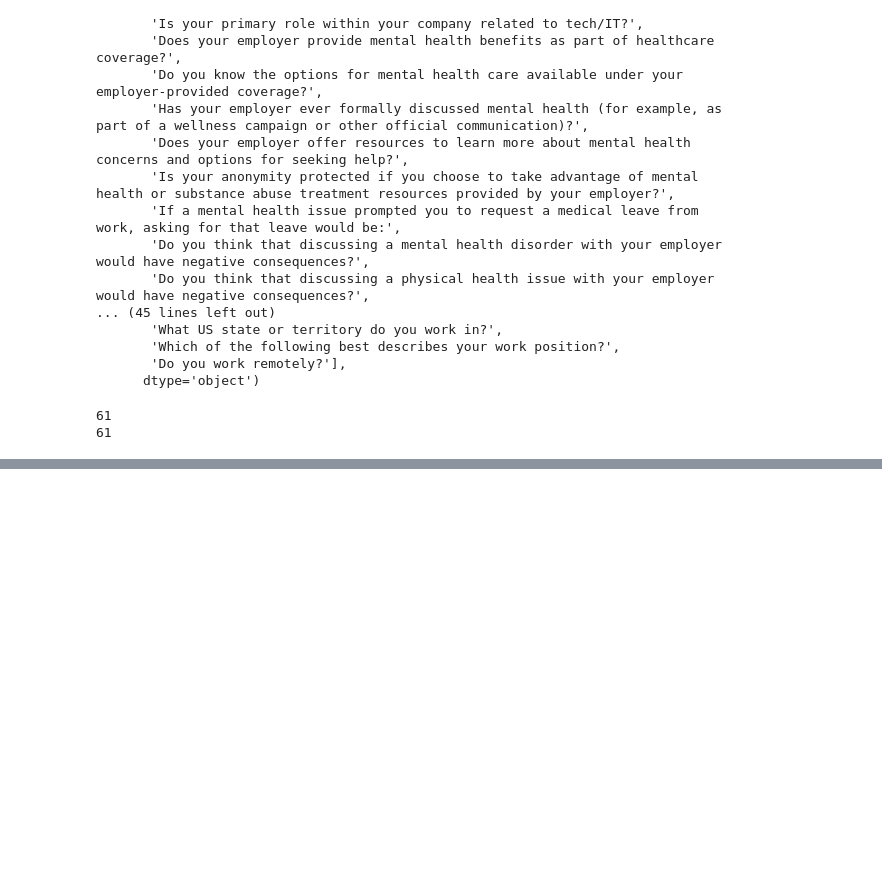
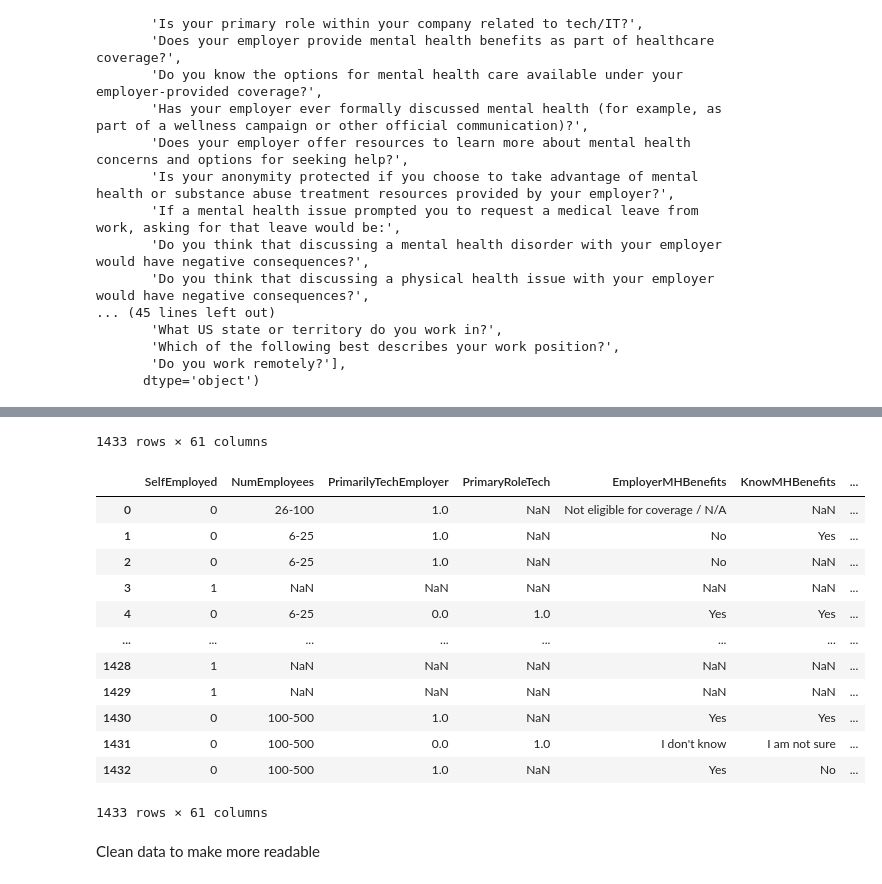
Before and after one commit to krishols/CISC367HFinal, a Jupyter notebook: messy.ipynb, the cells around one changed output, grey strips where cells are left out. Cells and saved outputs as stored; diff of their text form; code cells hidden in the pictures; blank space fills up the shorter version.

Commit message:
continue cleaning data

```diff
--- a/messy.ipynb
+++ b/messy.ipynb
@@ -31,11 +31,10 @@ columns = ['SelfEmployed', 'NumEmployees', 'PrimarilyTechEmployer', 'PrimaryRole
            'RevealedMHDtoClientsConsq', 'RevealedMHDtoCowrk', 'RevealedMHDtoCowrkConsq', 'ProductivityMH', 'TimeAffectedMH', 'HasPrevEmployers', 'PrevMHBenefits', 'PrevMHC',
           'PrevDiscussedMH', 'PrevResourcesMH', 'PrevAnonymityProtected', 'PrevMHEmployerConsq', 'PrevPHEmployerConsq', 'PrevDiscussMHCowrk', 'PrevDiscussMHSuper',
            'PrevMHSeriousAsPH', 'PrevCowrkNegConsqMH', 'PHInterview', 'MHInterview', 'MHIHurtCareer', 'CwrkNegViewYouMH', 'WillingShareFriendsMI', 'PrevBadHandledMHI',
-           'PthersDiscussLessLikely', 'FamHistoryMI', 'PastMHD', 'CurrentMHD', 'YesWhichConditions', 'MaybeWhichConditions', 'MHDfromProf', 'FromProfWhichConditions',
+           'OthersDiscussLessLikely', 'FamHistoryMI', 'PastMHD', 'CurrentMHD', 'YesWhichConditions', 'MaybeWhichConditions', 'MHDfromProf', 'FromProfWhichConditions',
           'SoughtTreatment', 'MHIInterferesWork', 'MHNotInterferesWork', 'Age', 'Gender', 'Country', 'USState', 'Country1', 'USState1', 'WorkPosition', 'WorkRemotely']
-# %%
-print(len(questions))
-print(len(columns))
-# %% [output]
-61
-61
+# %%
+display(base)
+base.columns = columns
+display(base)
+# %% [output]
@@ -41,0 +53,16 @@ print(len(columns))
+1433 rows × 61 columns
+|  | SelfEmployed | NumEmployees | PrimarilyTechEmployer | PrimaryRoleTech | EmployerMHBenefits | KnowMHBenefits | ... |
+| 0 | 0 | 26-100 | 1.0 | NaN | Not eligible for coverage / N/A | NaN | ... |
+| 1 | 0 | 6-25 | 1.0 | NaN | No | Yes | ... |
+| 2 | 0 | 6-25 | 1.0 | NaN | No | NaN | ... |
+| 3 | 1 | NaN | NaN | NaN | NaN | NaN | ... |
+| 4 | 0 | 6-25 | 0.0 | 1.0 | Yes | Yes | ... |
+| ... | ... | ... | ... | ... | ... | ... | ... |
+| 1428 | 1 | NaN | NaN | NaN | NaN | NaN | ... |
+| 1429 | 1 | NaN | NaN | NaN | NaN | NaN | ... |
+| 1430 | 0 | 100-500 | 1.0 | NaN | Yes | Yes | ... |
+| 1431 | 0 | 100-500 | 0.0 | 1.0 | I don't know | I am not sure | ... |
+| 1432 | 0 | 100-500 | 1.0 | NaN | Yes | No | ... |
+1433 rows × 61 columns
+# %% [markdown]
+Clean data to make more readable
```
Also changed, not shown: parts of 2 cells of this notebook.
